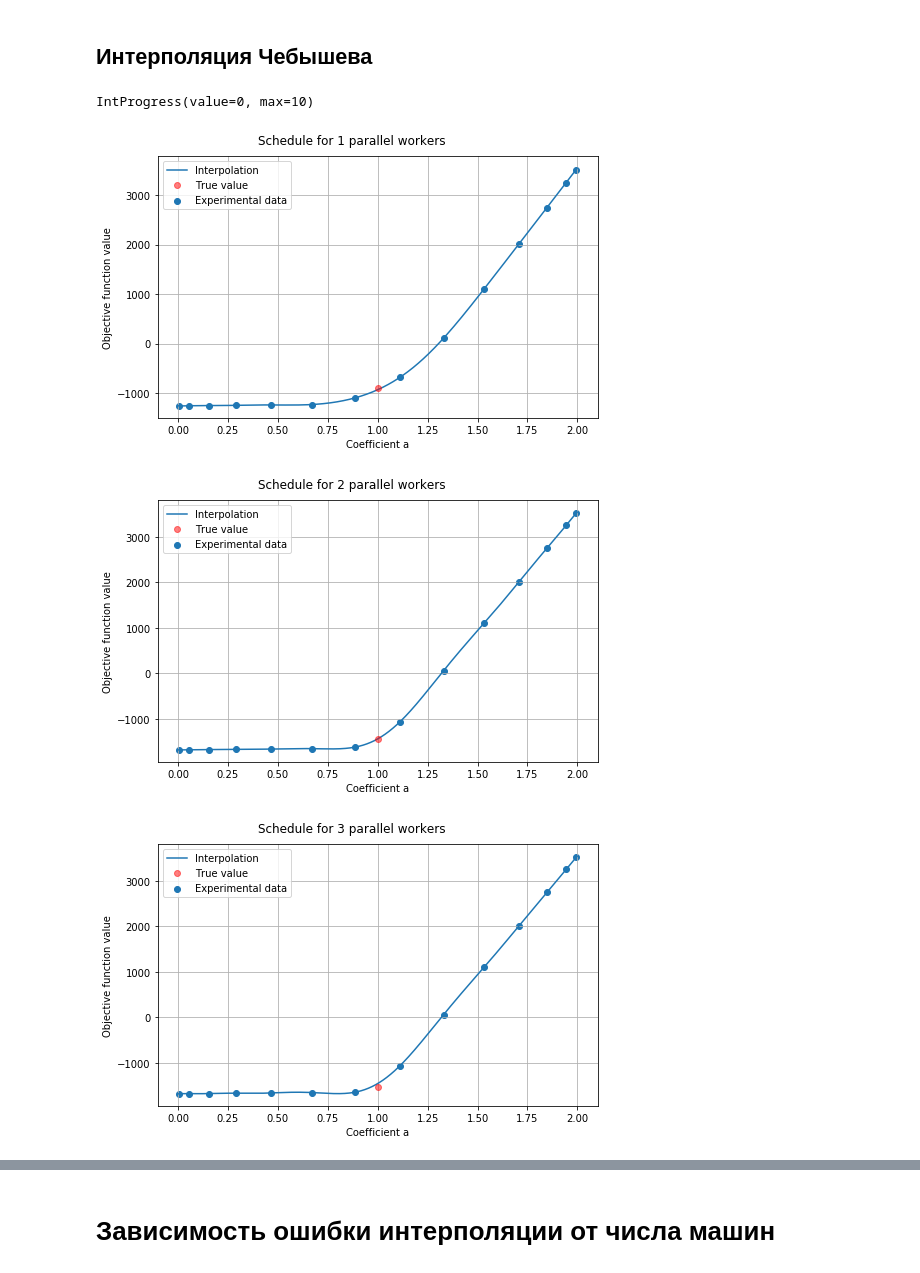
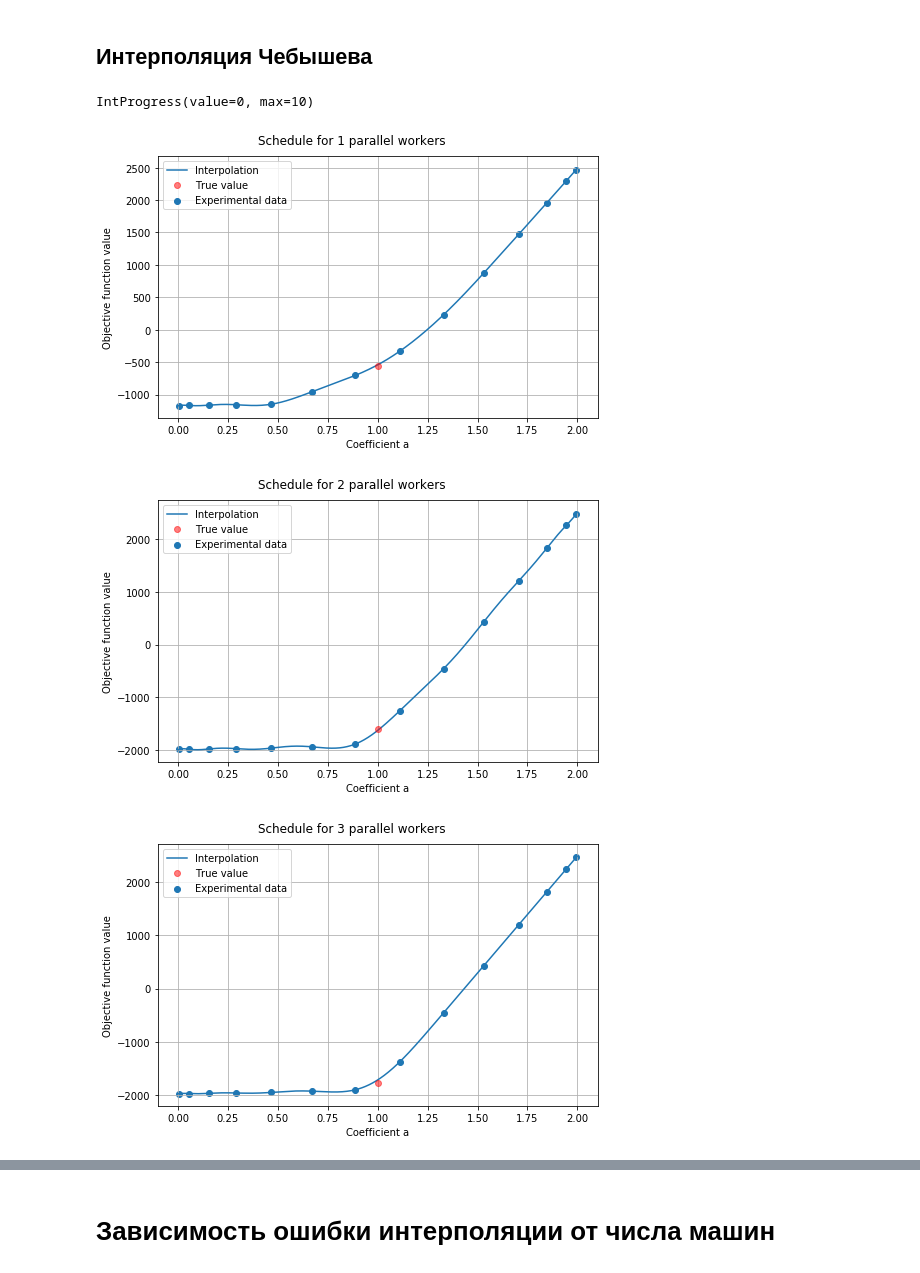
Before and after one commit to andtun/schedules, a Jupyter notebook: Greedy-MultipleTasks.ipynb, the cells around one changed output, grey strips where cells are left out. Saved outputs shown, nothing was run; the diff lists cells and outputs as text; code cells hidden in the pictures.

```diff
--- a/Greedy-MultipleTasks.ipynb
+++ b/Greedy-MultipleTasks.ipynb
@@ -236,7 +236,7 @@ IntProgress(value=0)
 # Зависимость значения $L_{max}$ от коэф-та $\alpha$ для разного кол-ва параллельных машин
 (**Кол-во работ в расписании:** 50)
 # %%
-s = TaskSet(50)
+s = TaskSet(100)
 # %% [markdown]
 ## Интерполяция Лагранжа
 # %%
@@ -261,6 +261,8 @@ for n in range(N_TASKS):
         Lmax = greedy_r(scaledSchedules[i], m)[0]
         prgBar.value = prgBar.value + 1
         approxResults.append((a, Lmax))
+    with open('./er/mlr50.json', 'w') as f:
+        json.dump(approxResults, f)
     approxResults = np.array(approxResults)
     trueIndex = np.where(np.isclose(approxResults[:,0], 1.))[0]
     if trueIndex:
@@ -322,33 +324,36 @@ global realResult
 global approxResults
 global m
 global s
 #s = TaskSet(50)
 
 N_TASKS = 10
 pBar = IntProgress(min=0, max=N_TASKS)
 display(pBar)
 for i in range(N_TASKS):
     m = i + 1
     C = cheb.Chebyshev.interpolate(test_schedule, 13, [0, 2])
+    toSerialize = np.append(approxResults, [realResult], axis=0).tolist()
+    with open("./er/mcr50.json", 'w') as f:
+        json.dump(toSerialize, f)
     approxResults = np.array(approxResults)
 
     x = approxResults[:,0]
     y = approxResults[:,1]
     xp = np.arange(0, 2, 0.001)
     yp = C(xp)
 
     fig, axes = plt.subplots(nrows=1, ncols=1, figsize=(7, 4.5), constrained_layout=True)
     fig.suptitle("Schedule for %s parallel workers" % m)
     axes.scatter(x, y, label="Experimental data")
     axes.plot(xp, yp, label="Interpolation")
     axes.grid()
     axes.set_xlabel("Coefficient a")
     axes.set_ylabel("Objective function value")
     axes.plot(realResult[0], realResult[1], 'ro', label="True value", alpha=0.5)
     axes.legend()
     pBar.value += 1
 # %% [output]
 IntProgress(value=0, max=10)
-[figure, old version]
+[figure, new version]
-[figure, old version]
+[figure, new version]
-[figure, old version]
+[figure, new version]
```
Also changed, not shown: parts of 5 cells of this notebook, 2 other files.
